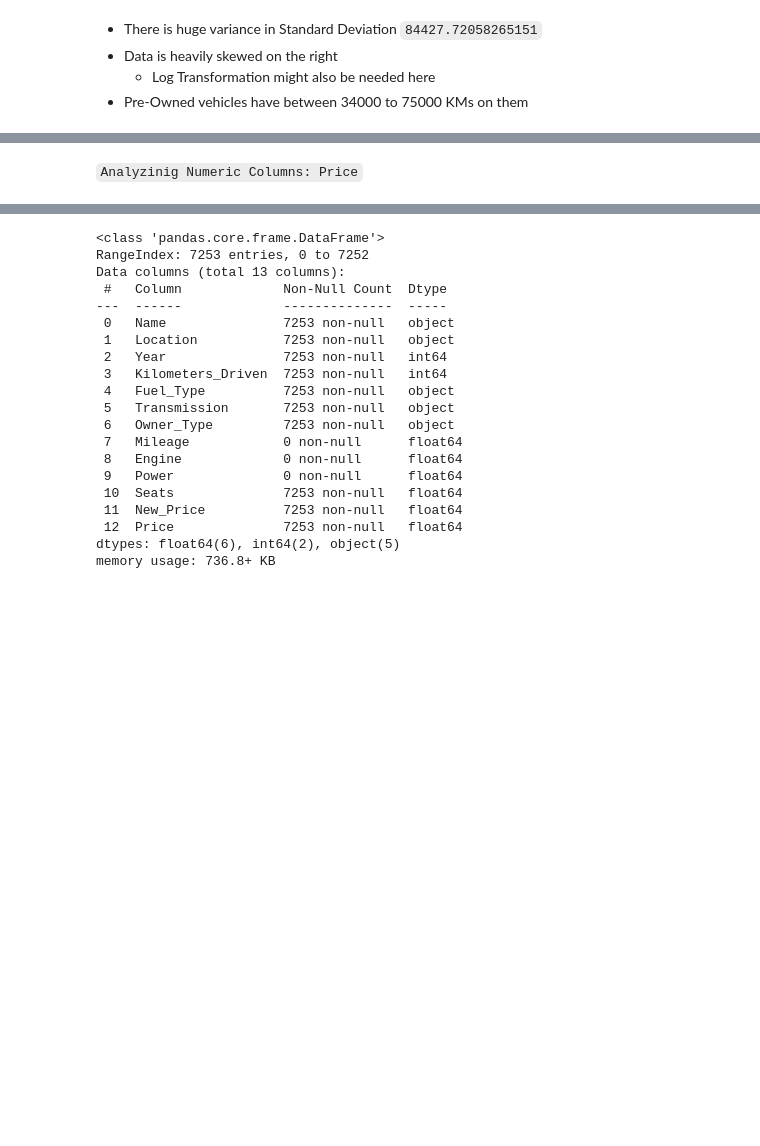
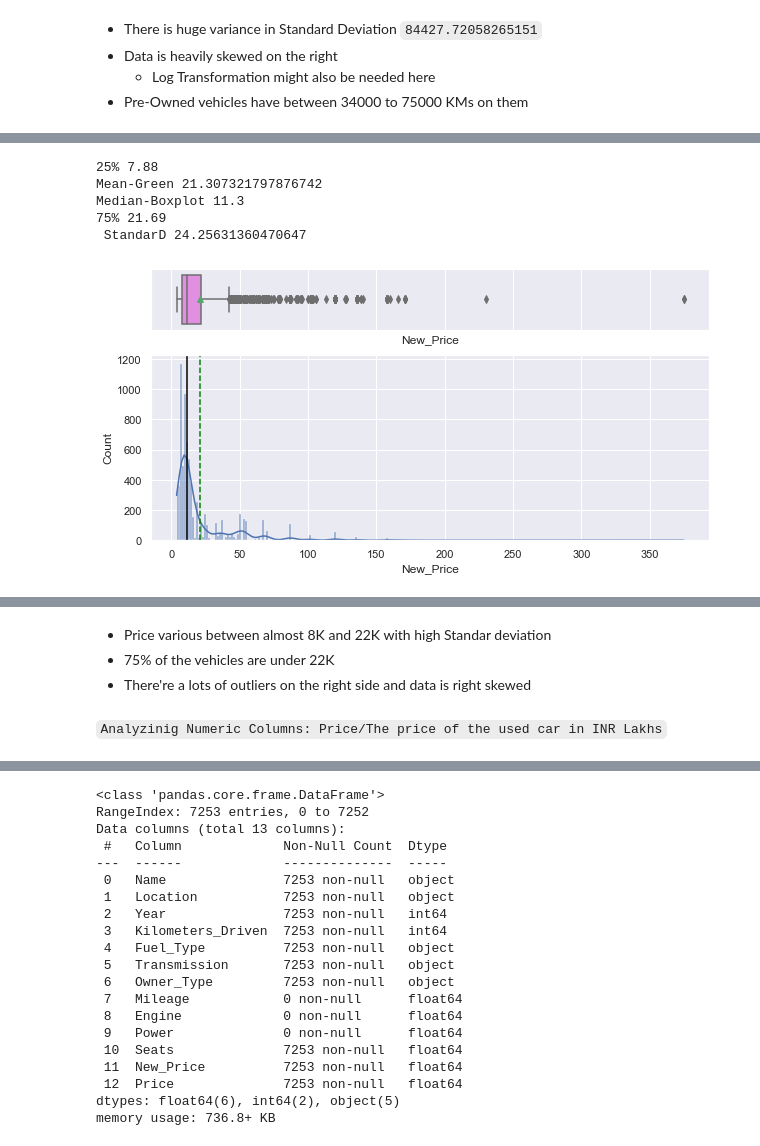
Before and after one commit to miricoder/projects, a Jupyter notebook: Supervised_Learning_Regression/Cars4U_Project.ipynb, the cells around one changed output, grey strips where cells are left out. Cells and saved outputs as stored; diff of their text form; code cells hidden in the pictures; blank space fills up the shorter version.

```diff
--- a/Supervised_Learning_Regression/Cars4U_Project.ipynb
+++ b/Supervised_Learning_Regression/Cars4U_Project.ipynb
@@ -750,0 +817,10 @@ Median-Boxplot 18.16
+# %%
+five_number_summary("New_Price")
+hist_box(df, "New_Price")
+# %% [output]
+25% 7.88
+Mean-Green 21.307321797876742
+Median-Boxplot 11.3
+75% 21.69
+ StandarD 24.25631360470647
+[figure, added]
@@ -751,2 +828,6 @@ Median-Boxplot 18.16
+# %% [markdown]
+- Price various between almost 8K and 22K with high Standar deviation
+- 75% of the vehicles are under 22K
+- There're a lots of outliers on the right side and data is right skewed
 # %% [markdown]
-`Analyzinig Numeric Columns: Price`
+`Analyzinig Numeric Columns: Price/The price of the used car in INR Lakhs`
```
Also changed, not shown: parts of 26 cells of this notebook, 4 other files.
